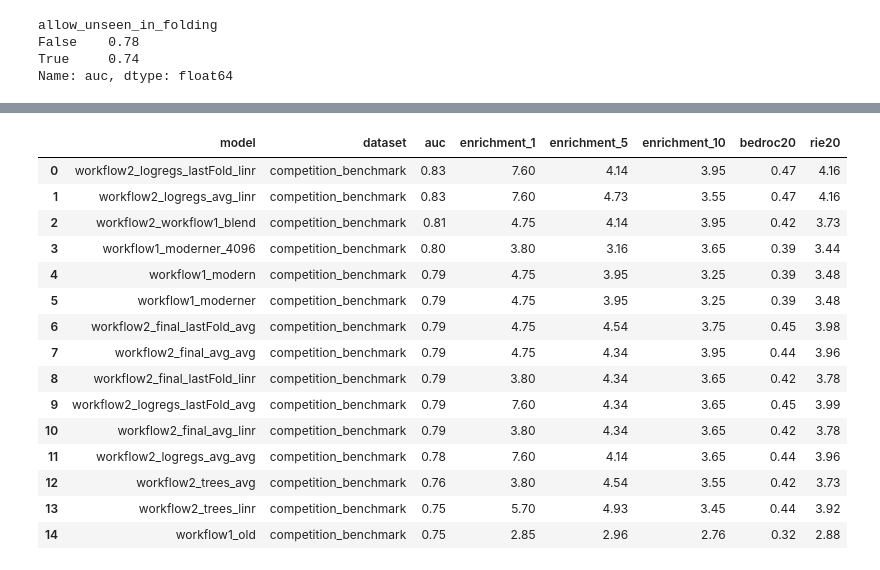
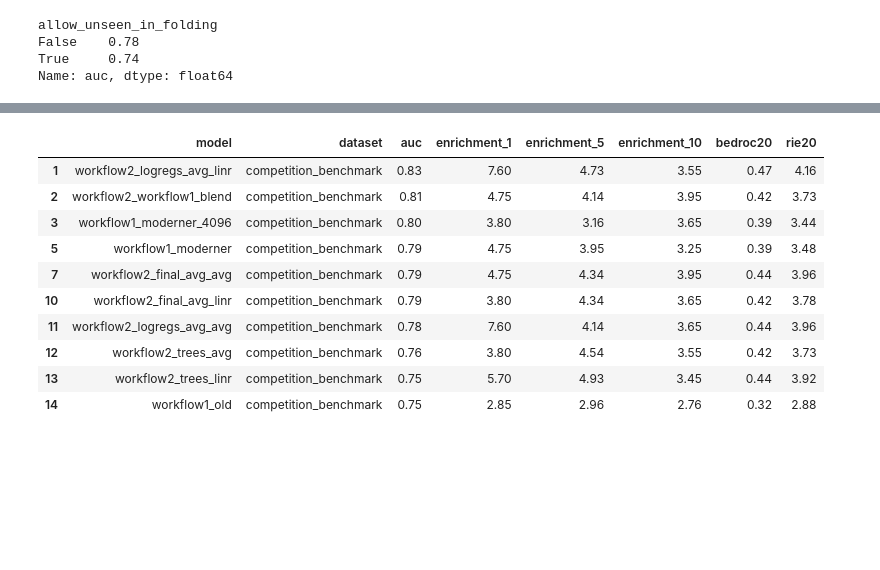
Before and after one commit to sdvillal/tdt-malaria-followup, a Jupyter notebook: tdt_autopsy/notebooks/logregs_competition_benchmark_explorations.ipynb, the cells around one changed output, grey strips where cells are left out. Saved outputs shown, nothing was run; the diff lists cells and outputs as text; code cells hidden in the pictures; blank space fills up the shorter version.

```diff
--- a/tdt_autopsy/notebooks/logregs_competition_benchmark_explorations.ipynb
+++ b/tdt_autopsy/notebooks/logregs_competition_benchmark_explorations.ipynb
@@ -146,23 +205,24 @@ df.query('row_normalizer == "none" and '
 # %%
 # Lets read the old results we have access to.
 # In particular, we miss workflow1 model used for screening the commercial dataset
 # (fingerprints with 4096 buckets, using their original monkey-patching weighting - which was detrimental)
 from tdt_autopsy.eval import results_df
 rdf = results_df().sort_values('auc', ascending=False).reset_index(drop=True)
+# Rename to suit the paper's nomenclature for workflows
 rdf.model = rdf.model.str.replace('ccl', 'workflow2').str.replace('sg', 'workflow1')
+# Workflow 2 "only use last fold" bug makes no difference
+# Let's just keep the intended "average all folds"
+rdf = rdf[~rdf.model.str.contains('lastFold')].copy()
+# Let's also remove workflow1 modern, as it is roughly the same as moderner
+rdf = rdf.query('model != "workflow1_modern"')
 rdf
 # %% [output]
 |  | model | dataset | auc | enrichment_1 | enrichment_5 | enrichment_10 | bedroc20 | rie20 |
-| 0 | workflow2_logregs_lastFold_linr | competition_benchmark | 0.83 | 7.60 | 4.14 | 3.95 | 0.47 | 4.16 |
 | 1 | workflow2_logregs_avg_linr | competition_benchmark | 0.83 | 7.60 | 4.73 | 3.55 | 0.47 | 4.16 |
 | 2 | workflow2_workflow1_blend | competition_benchmark | 0.81 | 4.75 | 4.14 | 3.95 | 0.42 | 3.73 |
 | 3 | workflow1_moderner_4096 | competition_benchmark | 0.80 | 3.80 | 3.16 | 3.65 | 0.39 | 3.44 |
-| 4 | workflow1_modern | competition_benchmark | 0.79 | 4.75 | 3.95 | 3.25 | 0.39 | 3.48 |
 | 5 | workflow1_moderner | competition_benchmark | 0.79 | 4.75 | 3.95 | 3.25 | 0.39 | 3.48 |
-| 6 | workflow2_final_lastFold_avg | competition_benchmark | 0.79 | 4.75 | 4.54 | 3.75 | 0.45 | 3.98 |
 | 7 | workflow2_final_avg_avg | competition_benchmark | 0.79 | 4.75 | 4.34 | 3.95 | 0.44 | 3.96 |
-| 8 | workflow2_final_lastFold_linr | competition_benchmark | 0.79 | 3.80 | 4.34 | 3.65 | 0.42 | 3.78 |
-| 9 | workflow2_logregs_lastFold_avg | competition_benchmark | 0.79 | 7.60 | 4.34 | 3.65 | 0.45 | 3.99 |
 | 10 | workflow2_final_avg_linr | competition_benchmark | 0.79 | 3.80 | 4.34 | 3.65 | 0.42 | 3.78 |
 | 11 | workflow2_logregs_avg_avg | competition_benchmark | 0.78 | 7.60 | 4.14 | 3.65 | 0.44 | 3.96 |
 | 12 | workflow2_trees_avg | competition_benchmark | 0.76 | 3.80 | 4.54 | 3.55 | 0.42 | 3.73 |
```
Also changed, not shown: parts of 15 cells of this notebook.
